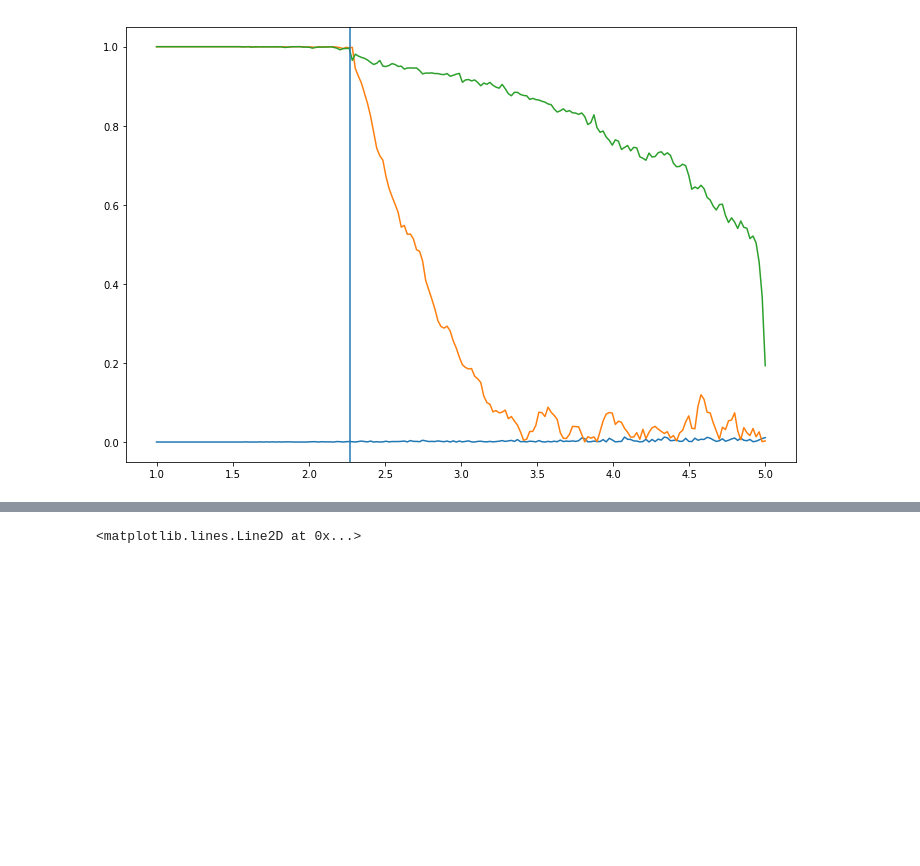
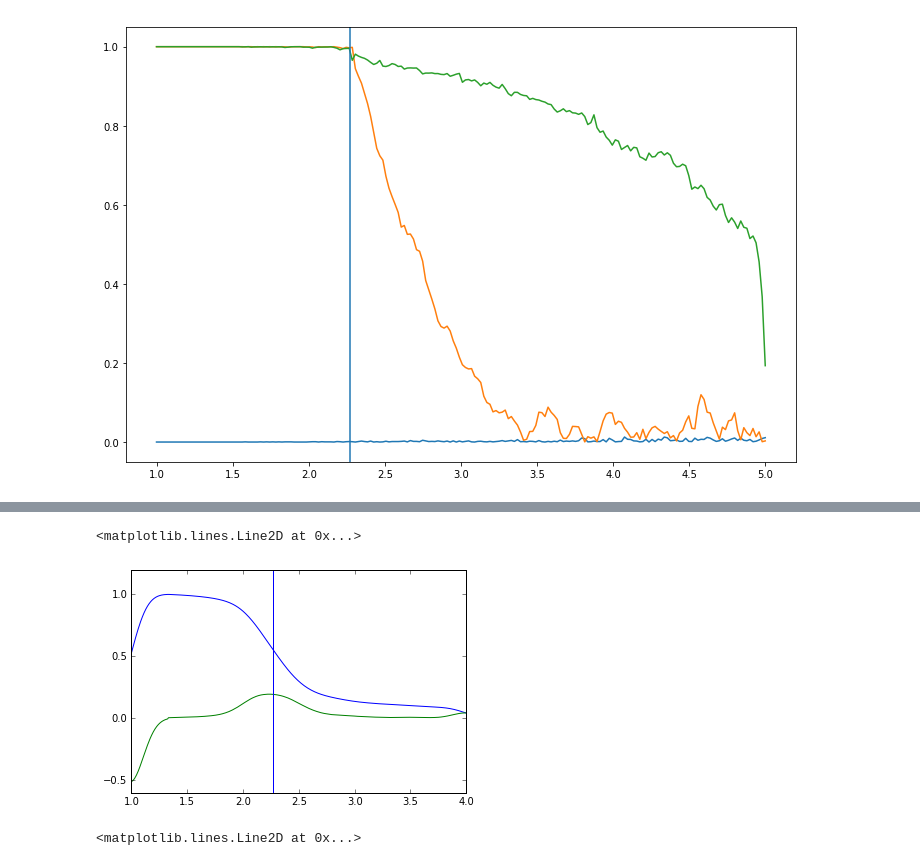
Before and after one commit to ari-viitala/CompPhys, a Jupyter notebook: Viikko4/Viikko4.ipynb, the cells around one changed output, grey strips where cells are left out. Drawn from its saved outputs; the diff is of its cells as text; code cells hidden in the pictures; blank space fills up the shorter version.

```diff
--- a/Viikko4/Viikko4.ipynb
+++ b/Viikko4/Viikko4.ipynb
@@ -129,3 +148,15 @@ plt.imshow(lat)
+# %%
+gauss = np.exp(-np.linspace(-2, 2, 90)**2)
+msa_c = np.convolve(ma, gauss, mode = "same")
+msa_c /= msa_c.max()
+plt.plot(np.linspace(4, 1, steps), msa_c)
+plt.plot(np.linspace(4, 1, steps - 1), np.diff(msa_c) * 20)
+plt.axvline(2.27)
+#plt.plot(msa_c)
+#plt.plot(gauss)
+# %% [output]
+<matplotlib.lines.Line2D at 0x...>
+[figure, added]
 # %%
 T = np.linspace(5, 1, 200)
 plt.plot(T,m)
```
Also changed, not shown: parts of 6 cells of this notebook.
